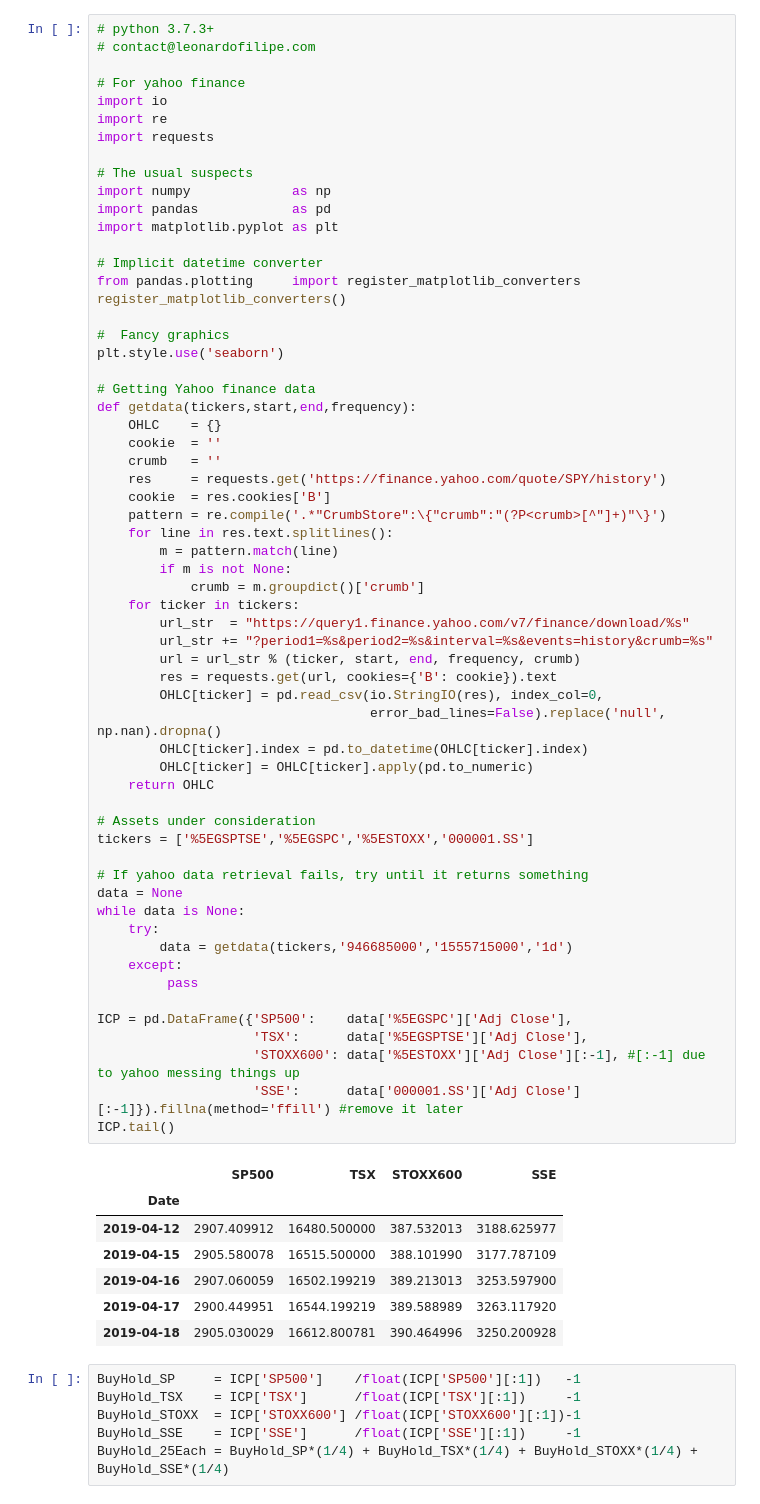
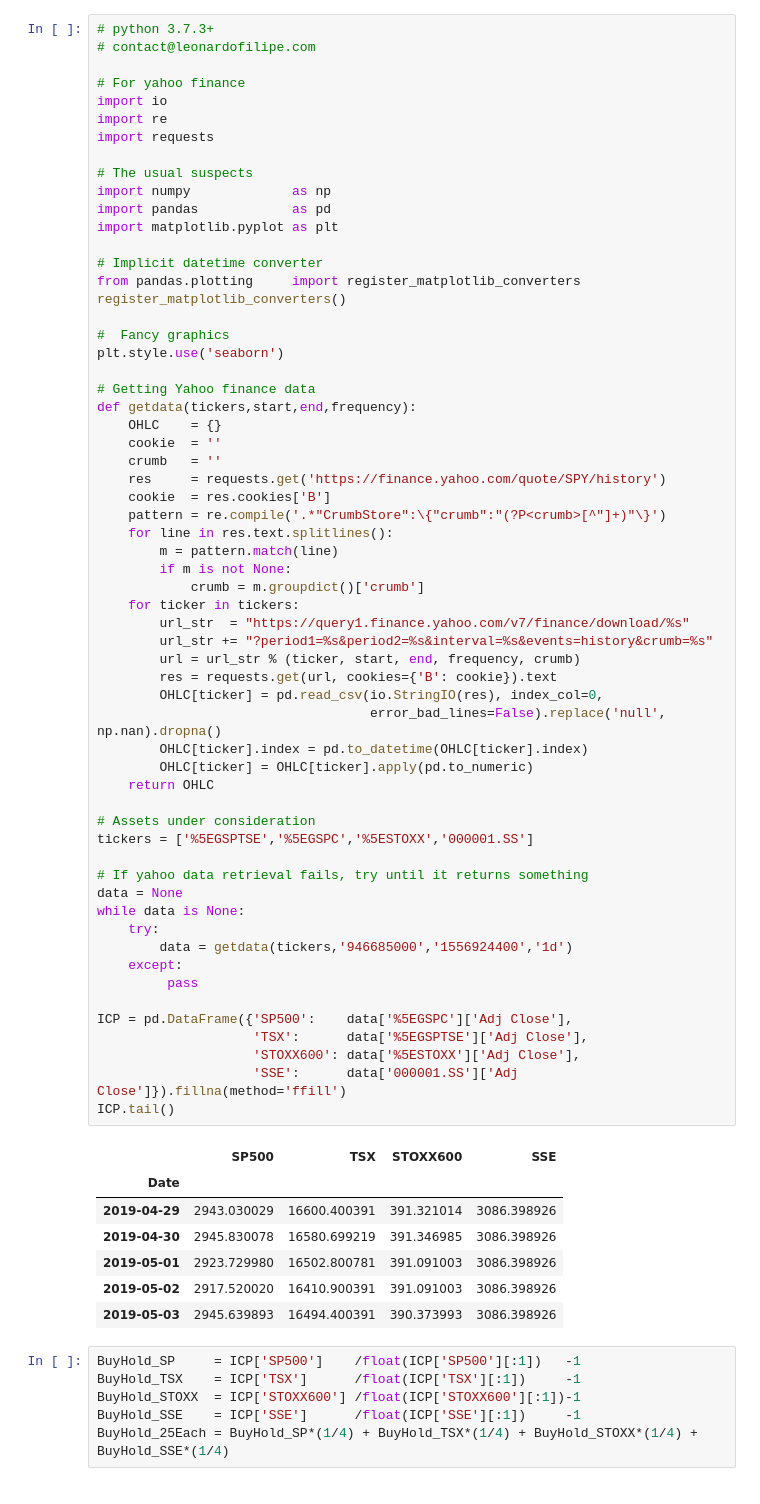
Before and after one commit to LongOnly/Quantitative-Notebooks, a Jupyter notebook: AssetAllocation.ipynb, the cells around one changed output. Saved outputs shown, nothing was run; the diff lists cells and outputs as text.

```diff
--- a/AssetAllocation.ipynb
+++ b/AssetAllocation.ipynb
@@ -31,41 +31,41 @@ def getdata(tickers,start,end,frequency):
         m = pattern.match(line)
         if m is not None:
             crumb = m.groupdict()['crumb']
     for ticker in tickers:
         url_str  = "https://query1.finance.yahoo.com/v7/finance/download/%s"
         url_str += "?period1=%s&period2=%s&interval=%s&events=history&crumb=%s"
         url = url_str % (ticker, start, end, frequency, crumb)
         res = requests.get(url, cookies={'B': cookie}).text
         OHLC[ticker] = pd.read_csv(io.StringIO(res), index_col=0,
                                    error_bad_lines=False).replace('null', np.nan).dropna()
         OHLC[ticker].index = pd.to_datetime(OHLC[ticker].index)
         OHLC[ticker] = OHLC[ticker].apply(pd.to_numeric)
     return OHLC
 
 # Assets under consideration
 tickers = ['%5EGSPTSE','%5EGSPC','%5ESTOXX','000001.SS']
 
 # If yahoo data retrieval fails, try until it returns something
 data = None
 while data is None:
     try:
-        data = getdata(tickers,'946685000','1555715000','1d')
+        data = getdata(tickers,'946685000','1556924400','1d')
     except:
          pass
 
 ICP = pd.DataFrame({'SP500':    data['%5EGSPC']['Adj Close'],
                     'TSX':      data['%5EGSPTSE']['Adj Close'],
-                    'STOXX600': data['%5ESTOXX']['Adj Close'][:-1], #[:-1] due to yahoo messing things up
-                    'SSE':      data['000001.SS']['Adj Close'][:-1]}).fillna(method='ffill') #remove it later
+                    'STOXX600': data['%5ESTOXX']['Adj Close'],
+                    'SSE':      data['000001.SS']['Adj Close']}).fillna(method='ffill')
 ICP.tail()
 # %% [output]
 |  | SP500 | TSX | STOXX600 | SSE |
 | Date |  |  |  |  |
-| 2019-04-12 | 2907.409912 | 16480.500000 | 387.532013 | 3188.625977 |
-| 2019-04-15 | 2905.580078 | 16515.500000 | 388.101990 | 3177.787109 |
-| 2019-04-16 | 2907.060059 | 16502.199219 | 389.213013 | 3253.597900 |
-| 2019-04-17 | 2900.449951 | 16544.199219 | 389.588989 | 3263.117920 |
-| 2019-04-18 | 2905.030029 | 16612.800781 | 390.464996 | 3250.200928 |
+| 2019-04-29 | 2943.030029 | 16600.400391 | 391.321014 | 3086.398926 |
+| 2019-04-30 | 2945.830078 | 16580.699219 | 391.346985 | 3086.398926 |
+| 2019-05-01 | 2923.729980 | 16502.800781 | 391.091003 | 3086.398926 |
+| 2019-05-02 | 2917.520020 | 16410.900391 | 391.091003 | 3086.398926 |
+| 2019-05-03 | 2945.639893 | 16494.400391 | 390.373993 | 3086.398926 |
 # %%
 BuyHold_SP     = ICP['SP500']    /float(ICP['SP500'][:1])   -1
 BuyHold_TSX    = ICP['TSX']      /float(ICP['TSX'][:1])     -1
```
Also changed, not shown: parts of 5 cells of this notebook, 3 other files.
